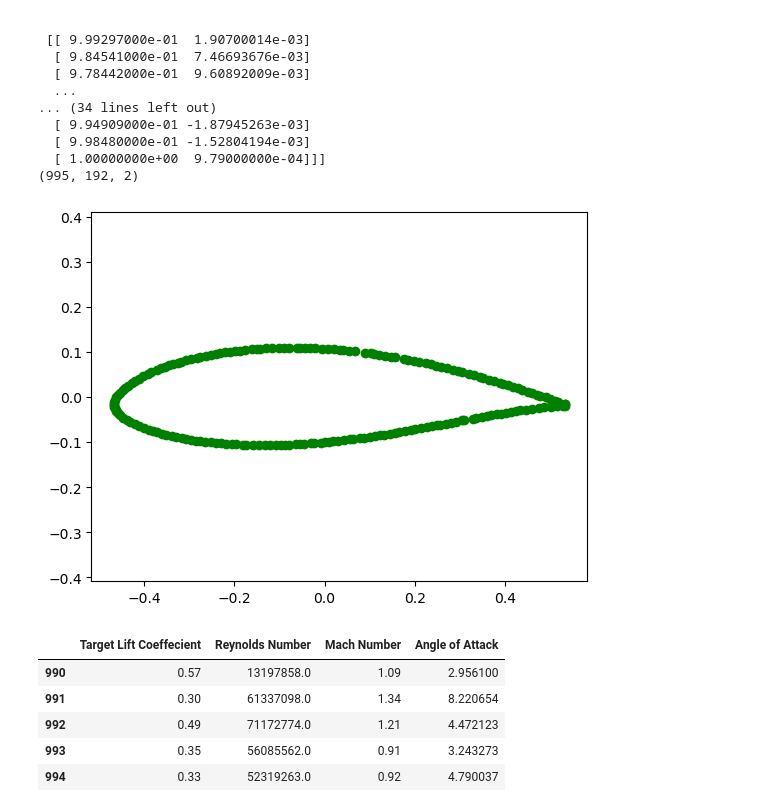
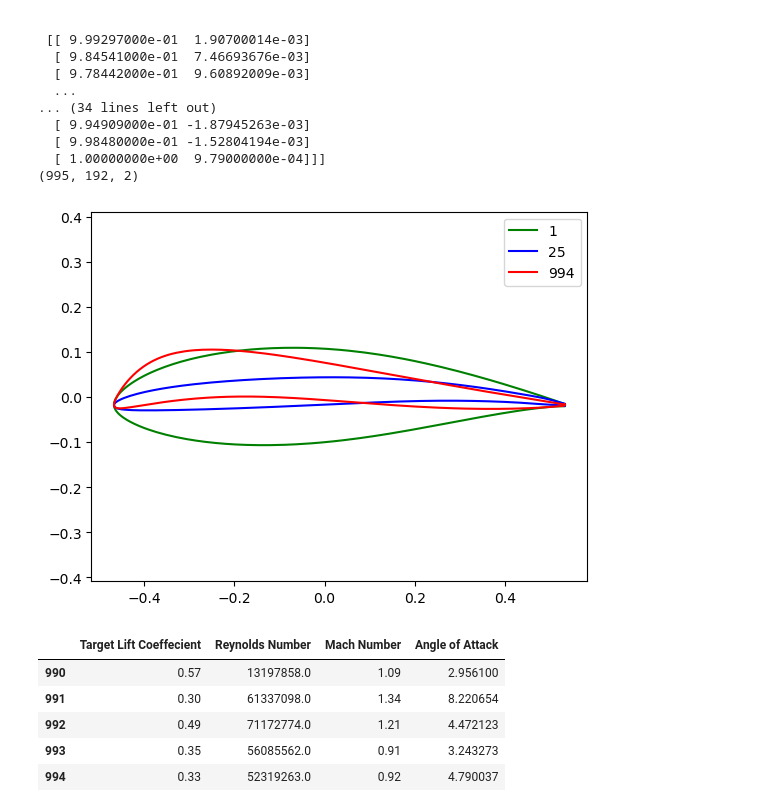
Before and after one commit to Hghn02/Inverse-Design-of-Optimal-Airfoil-Geometry, a Jupyter notebook: data_vis.ipynb, the cells around one changed output. Drawn from its saved outputs; the diff is of its cells as text; code cells hidden in the pictures.

Commit message:
visualization changes

```diff
--- a/data_vis.ipynb
+++ b/data_vis.ipynb
@@ -68,15 +68,23 @@ print(airfoils_opt.shape)
 # %%
 %matplotlib inline
 # Centering the airfoils
 airfoils_opt[:, :, 0] -= airfoils_opt[:, :, 0].mean()
 airfoils_opt[:, :, 1] -= airfoils_opt[:, :, 1].mean()
 
 # Plotting testing airfoils
-plt.scatter(airfoils_opt[450,:,0],airfoils_opt[450,:,1],color='green')
+airfoil_id = 1
+plt.plot(airfoils_opt[airfoil_id,:,0],airfoils_opt[airfoil_id,:,1], label = airfoil_id, color='green')
+
+airfoil_id = 25
+plt.plot(airfoils_opt[airfoil_id,:,0],airfoils_opt[airfoil_id,:,1], label = airfoil_id, color='blue')
+
+airfoil_id = 994
+plt.plot(airfoils_opt[airfoil_id,:,0],airfoils_opt[airfoil_id,:,1], label = airfoil_id, color='red')
 plt.axis('equal')
+plt.legend()
 plt.show()
 # %% [output]
-[figure, old version]
+[figure, new version]
 # %%
 # Creating dataframe design parameters
 df = pd.DataFrame(inp_paras,columns=['Target Lift Coeffecient','Reynolds Number', 'Mach Number'])
```
